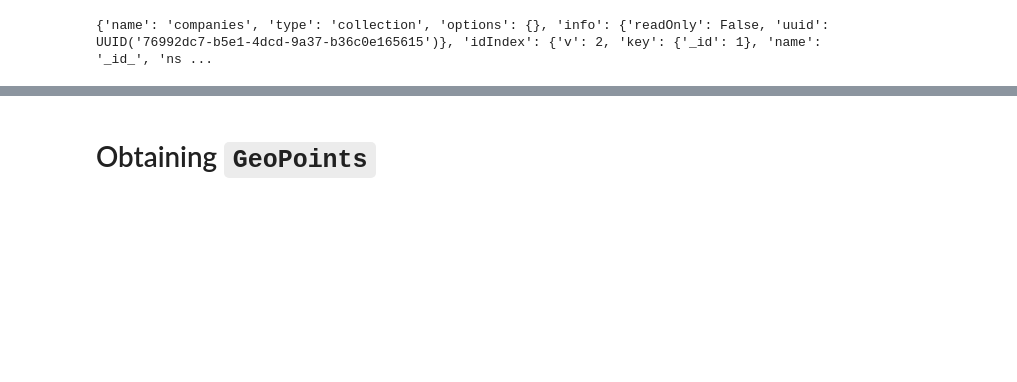
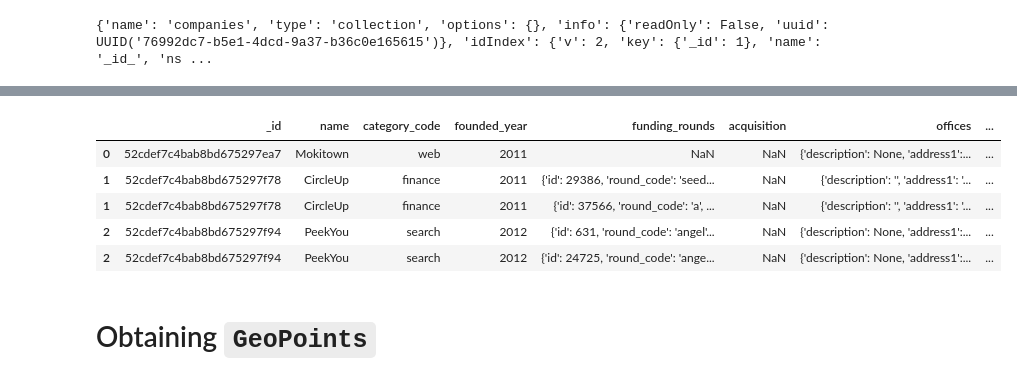
Before and after one commit to rihp/geodata, a Jupyter notebook: Exploring_crunchbase_company_data.ipynb, the cells around one changed output, grey strips where cells are left out. Saved outputs shown, nothing was run; the diff lists cells and outputs as text; code cells hidden in the pictures; blank space fills up the shorter version.

```diff
--- a/Exploring_crunchbase_company_data.ipynb
+++ b/Exploring_crunchbase_company_data.ipynb
@@ -56,3 +63,15 @@ companydata.head(3)
+# %%
+# Doing the .explode() to get info from the `funding_rounds` column
+# which is an array of documents
+companydata= pd.DataFrame(companydata).explode("funding_rounds")
+companydata.head()
+# %% [output]
+|  | _id | name | category_code | founded_year | funding_rounds | acquisition | offices | ... |
+| 0 | 52cdef7c4bab8bd675297ea7 | Mokitown | web | 2011 | NaN | NaN | {'description': None, 'address1':... | ... |
+| 1 | 52cdef7c4bab8bd675297f78 | CircleUp | finance | 2011 | {'id': 29386, 'round_code': 'seed... | NaN | {'description': '', 'address1': '... | ... |
+| 1 | 52cdef7c4bab8bd675297f78 | CircleUp | finance | 2011 | {'id': 37566, 'round_code': 'a', ... | NaN | {'description': '', 'address1': '... | ... |
+| 2 | 52cdef7c4bab8bd675297f94 | PeekYou | search | 2012 | {'id': 631, 'round_code': 'angel'... | NaN | {'description': None, 'address1':... | ... |
+| 2 | 52cdef7c4bab8bd675297f94 | PeekYou | search | 2012 | {'id': 24725, 'round_code': 'ange... | NaN | {'description': None, 'address1':... | ... |
 # %% [markdown]
 # Obtaining `GeoPoints`
 # %%
```
Also changed, not shown: parts of 13 cells of this notebook, 1 other file.
